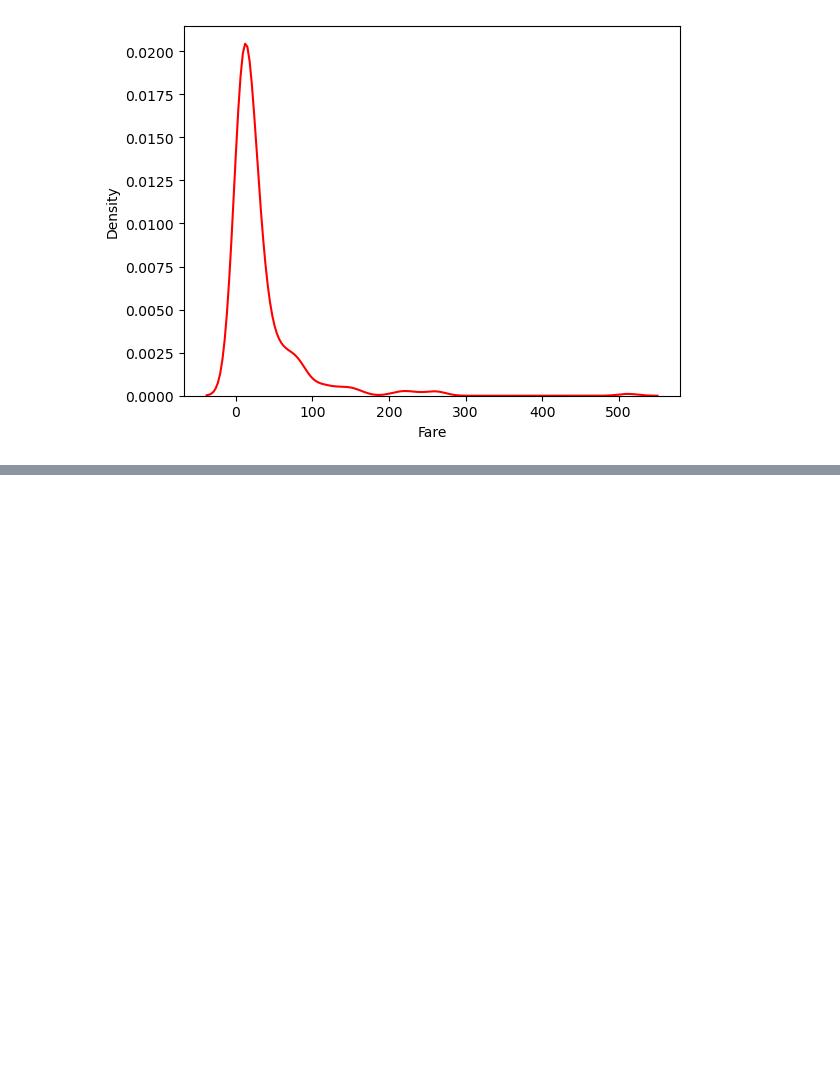
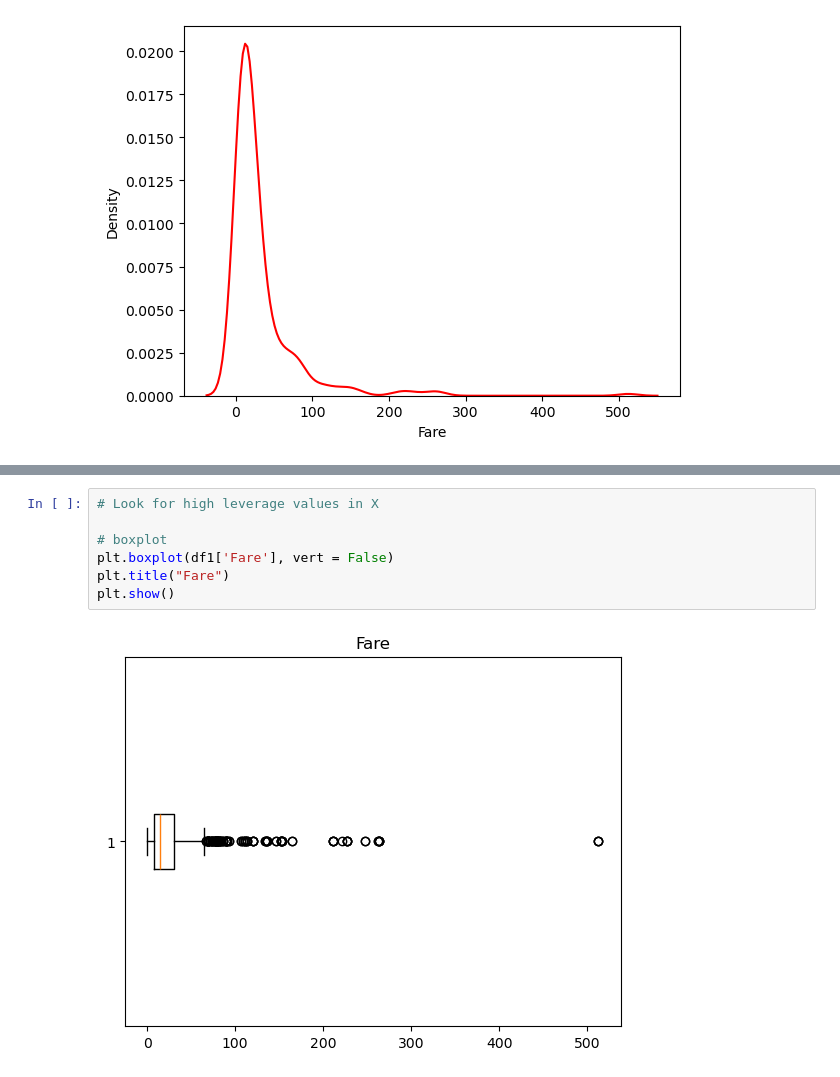
Before and after one commit to JudeMirac/titanic, a Jupyter notebook: Data/Notebooks/Wrangling.ipynb, the cells around one changed output, grey strips where cells are left out. Drawn from its saved outputs; the diff is of its cells as text; blank space fills up the shorter version.

```diff
--- a/Data/Notebooks/Wrangling.ipynb
+++ b/Data/Notebooks/Wrangling.ipynb
@@ -214,0 +208,9 @@ sns.kdeplot(df1, x = 'Fare', color = 'red')
+# %%
+# Look for high leverage values in X
+
+# boxplot
+plt.boxplot(df1['Fare'], vert = False)
+plt.title("Fare")
+plt.show()
+# %% [output]
+[figure, added]
```
Also changed, not shown: parts of 36 cells of this notebook.
